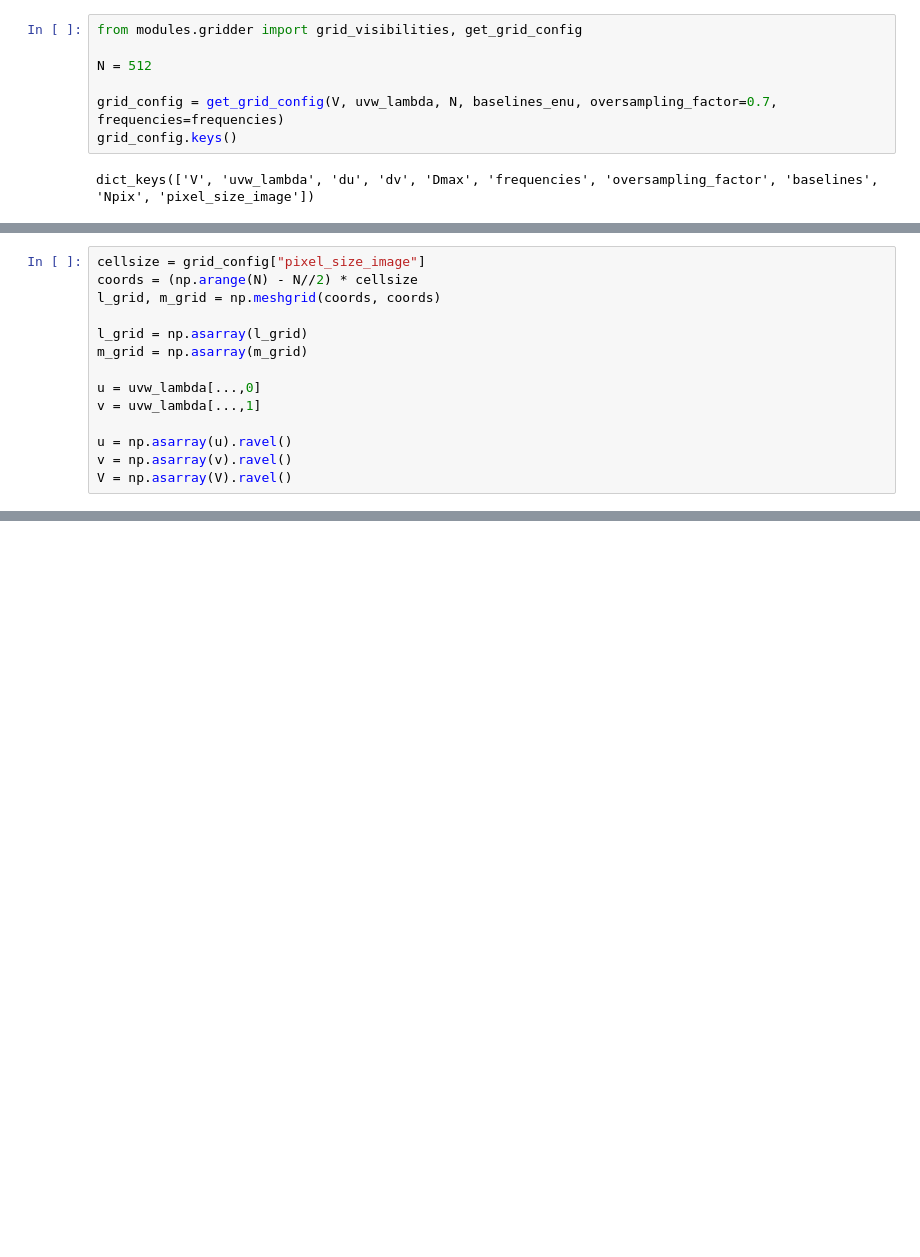
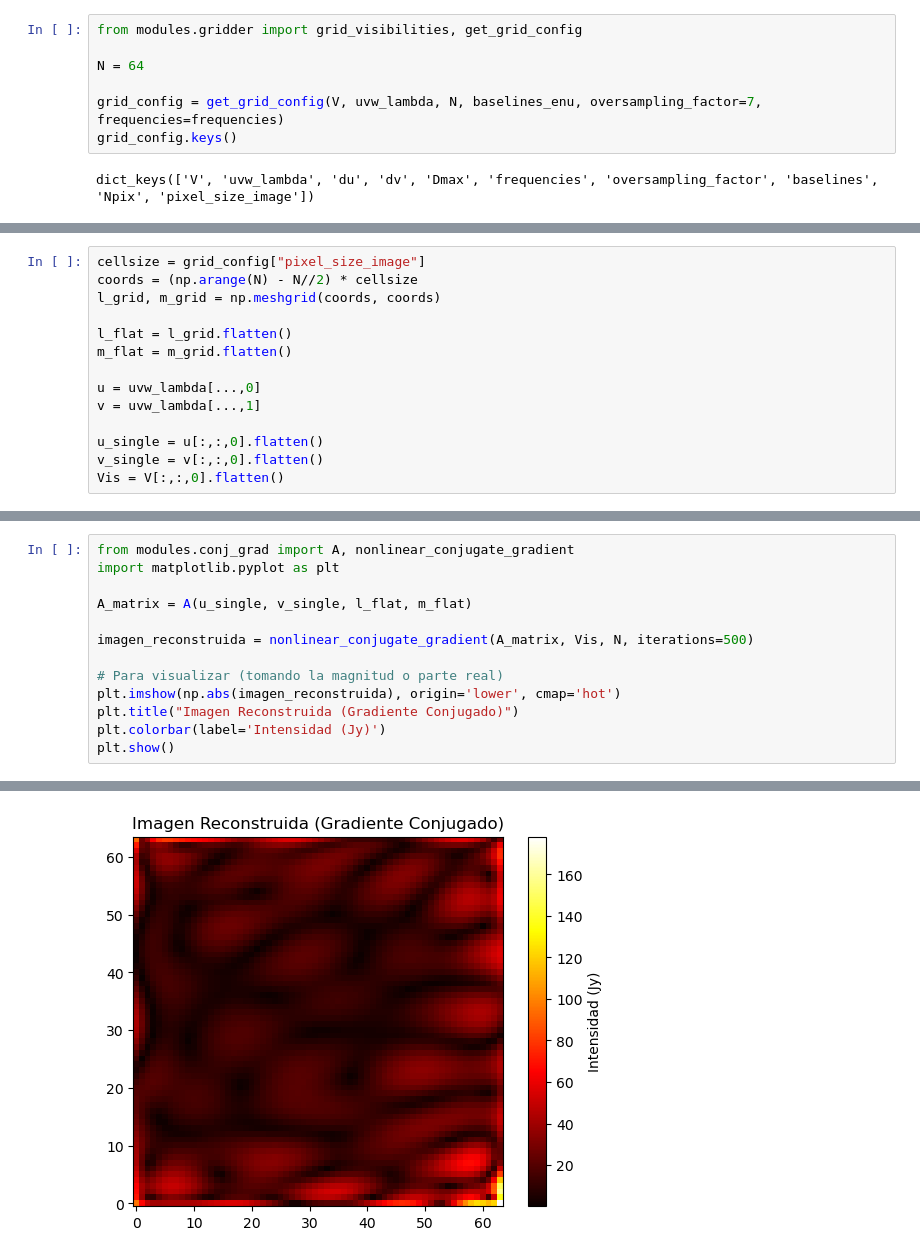
Before and after one commit to Mieres7/RadioInterferometry, a Jupyter notebook: TallerDeInvestigación/EP5.ipynb, the cells around one changed output, grey strips where cells are left out. Saved outputs shown, nothing was run; the diff lists cells and outputs as text; blank space fills up the shorter version.

```diff
--- a/TallerDeInvestigación/EP5.ipynb
+++ b/TallerDeInvestigación/EP5.ipynb
@@ -50,9 +52,9 @@ plot_uv_coverage_2(uvw, bins=512)
 # %%
 from modules.gridder import grid_visibilities, get_grid_config
 
-N = 512
+N = 64
 
-grid_config = get_grid_config(V, uvw_lambda, N, baselines_enu, oversampling_factor=0.7, frequencies=frequencies)
+grid_config = get_grid_config(V, uvw_lambda, N, baselines_enu, oversampling_factor=7, frequencies=frequencies)
 grid_config.keys()
 # %% [output]
 dict_keys(['V', 'uvw_lambda', 'du', 'dv', 'Dmax', 'frequencies', 'oversampling_factor', 'baselines', 'Npix', 'pixel_size_image'])
@@ -65,12 +63,12 @@ cellsize = grid_config["pixel_size_image"]
 coords = (np.arange(N) - N//2) * cellsize
 l_grid, m_grid = np.meshgrid(coords, coords)
 
-l_grid = np.asarray(l_grid)
-m_grid = np.asarray(m_grid)
+l_flat = l_grid.flatten()
+m_flat = m_grid.flatten()
 
 u = uvw_lambda[...,0]
 v = uvw_lambda[...,1]
 
-u = np.asarray(u).ravel()
-v = np.asarray(v).ravel()
-V = np.asarray(V).ravel()
+u_single = u[:,:,0].flatten()
+v_single = v[:,:,0].flatten()
+Vis = V[:,:,0].flatten()
@@ -95,0 +75,14 @@ Error:
+# %%
+from modules.conj_grad import A, nonlinear_conjugate_gradient
+import matplotlib.pyplot as plt
+
+A_matrix = A(u_single, v_single, l_flat, m_flat)
+
+imagen_reconstruida = nonlinear_conjugate_gradient(A_matrix, Vis, N, iterations=500)
+
+# Para visualizar (tomando la magnitud o parte real)
+plt.imshow(np.abs(imagen_reconstruida), origin='lower', cmap='hot')
+plt.title("Imagen Reconstruida (Gradiente Conjugado)")
+plt.colorbar(label='Intensidad (Jy)')
+plt.show()
+# %% [output]
@@ -95,0 +106 @@ Error:
+[figure, added]
```
Also changed, not shown: parts of 9 cells of this notebook, 1 other file.
